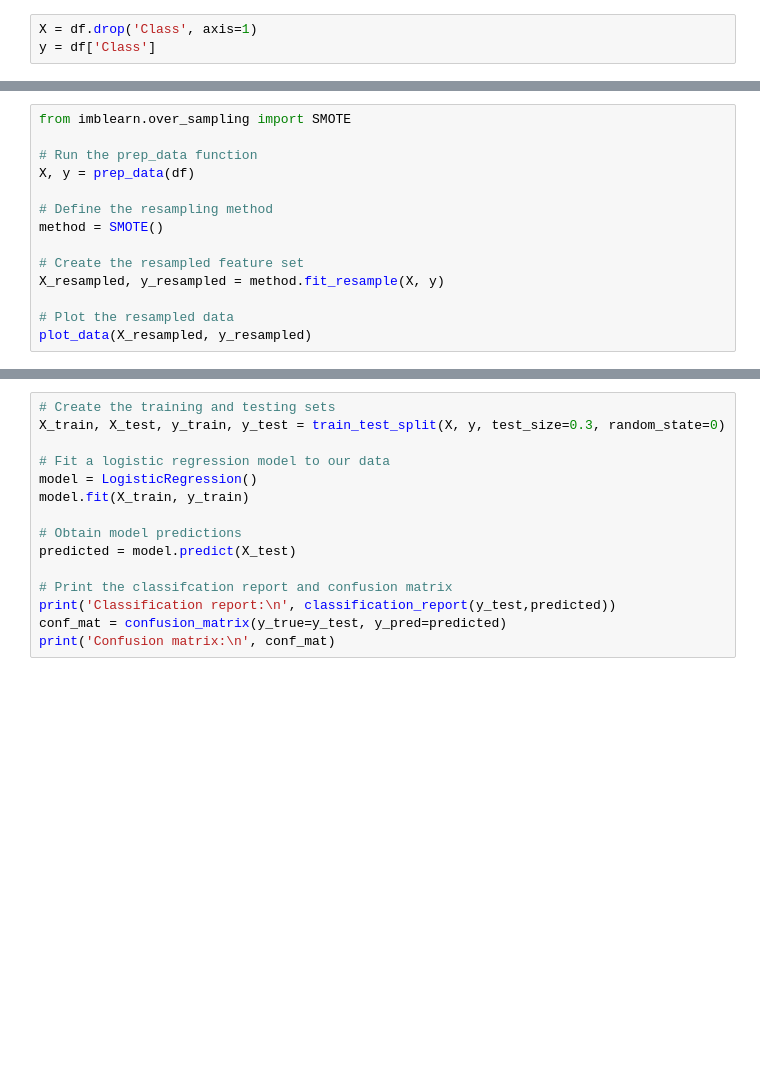
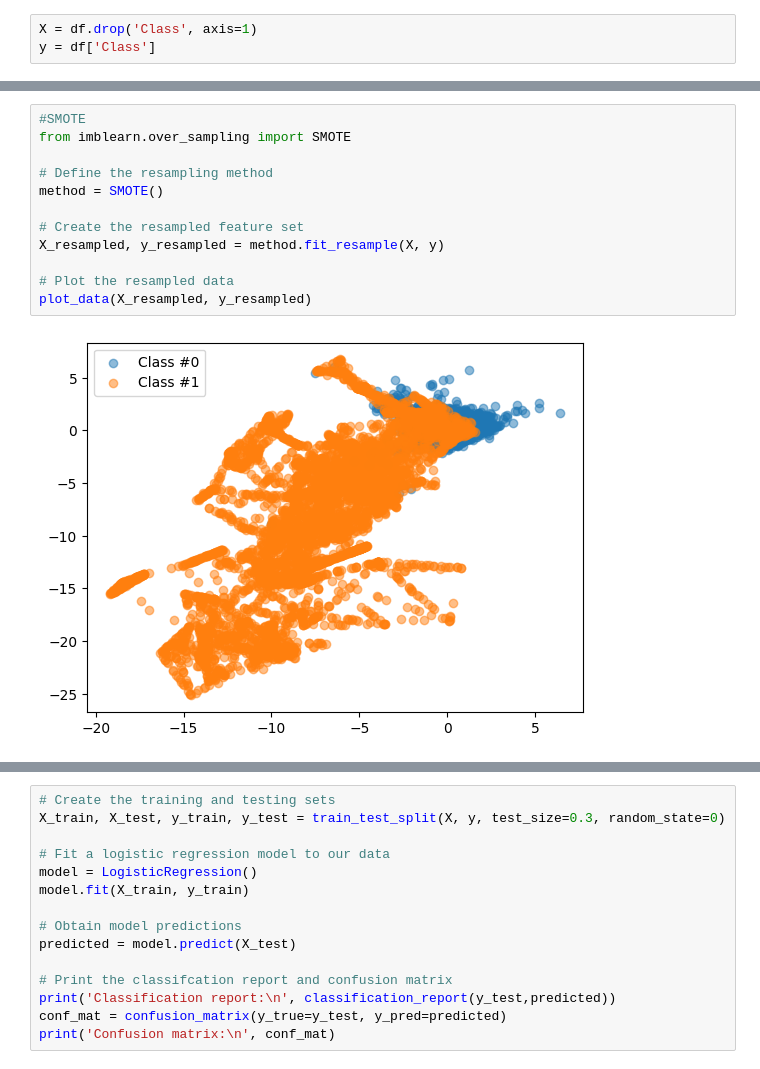
Before and after one commit to mpike93/python_fraud_detection, a Jupyter notebook: 1_class_imbalance.ipynb, the cells around one changed output, grey strips where cells are left out. Cells and saved outputs as stored; diff of their text form; blank space fills up the shorter version.

```diff
--- a/1_class_imbalance.ipynb
+++ b/1_class_imbalance.ipynb
@@ -18,14 +52,14 @@ y = df['Class']
 # %%
+#SMOTE
 from imblearn.over_sampling import SMOTE
-
-# Run the prep_data function
-X, y = prep_data(df)
 
 # Define the resampling method
 method = SMOTE()
 
 # Create the resampled feature set
 X_resampled, y_resampled = method.fit_resample(X, y)
 
 # Plot the resampled data
 plot_data(X_resampled, y_resampled)
+# %% [output]
+[figure, added]
```
Also changed, not shown: parts of 5 cells of this notebook.
